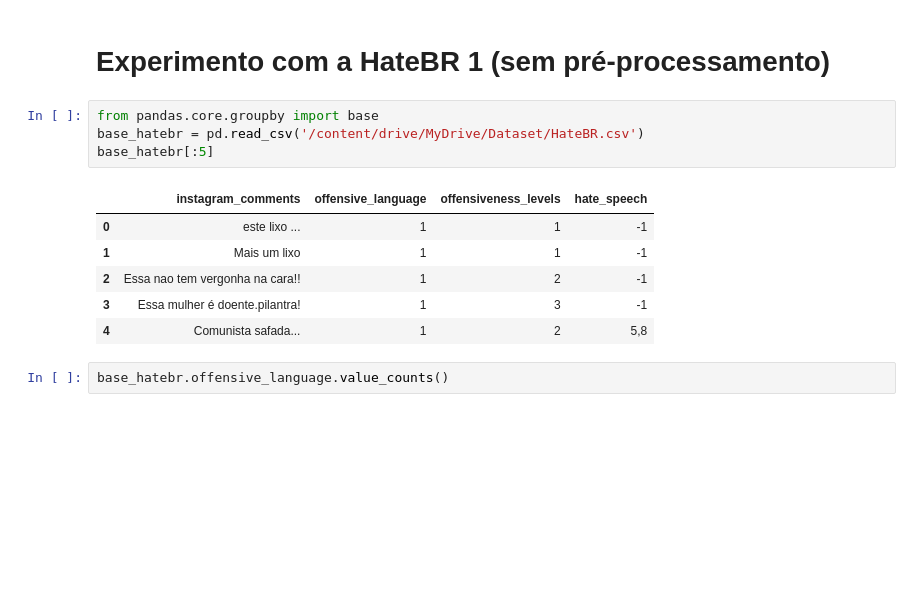
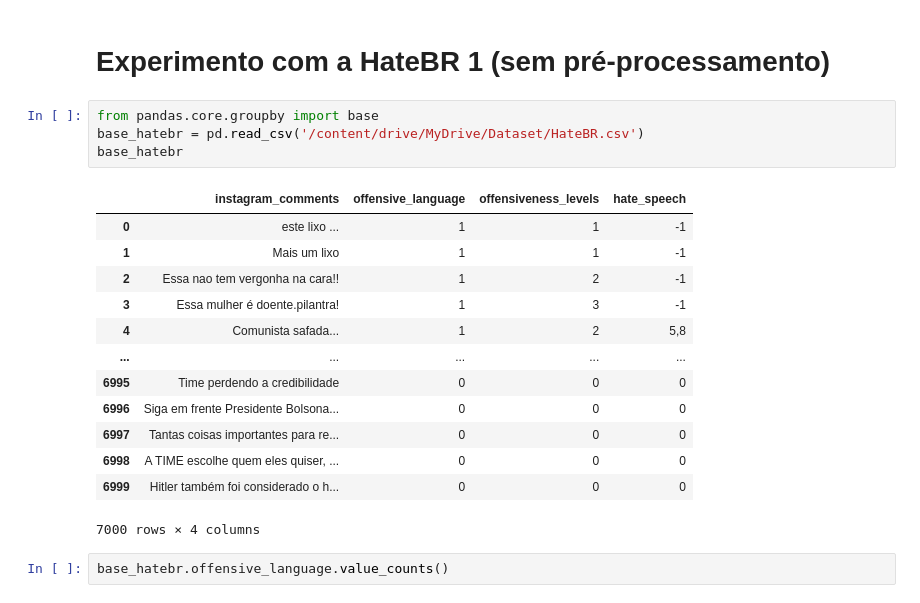
Before and after one commit to GGMmattos/Modelo-de-Deteccao-de-Linguagem-Ofensiva, a Jupyter notebook: Experimento.ipynb, the cells around one changed output. Saved outputs shown, nothing was run; the diff lists cells and outputs as text; blank space fills up the shorter version.

```diff
--- a/Experimento.ipynb
+++ b/Experimento.ipynb
@@ -58,14 +87,21 @@ Drive already mounted at /content/drive; to attempt to forcibly remount, call dr
 # %%
 from pandas.core.groupby import base
 base_hatebr = pd.read_csv('/content/drive/MyDrive/Dataset/HateBR.csv')
-base_hatebr[:5]
+base_hatebr
 # %% [output]
 |  | instagram_comments | offensive_language | offensiveness_levels | hate_speech |
 | 0 | este lixo ... | 1 | 1 | -1 |
 | 1 | Mais um lixo | 1 | 1 | -1 |
 | 2 | Essa nao tem vergonha na cara!! | 1 | 2 | -1 |
 | 3 | Essa mulher é doente.pilantra! | 1 | 3 | -1 |
 | 4 | Comunista safada... | 1 | 2 | 5,8 |
+| ... | ... | ... | ... | ... |
+| 6995 | Time perdendo a credibilidade | 0 | 0 | 0 |
+| 6996 | Siga em frente Presidente Bolsona... | 0 | 0 | 0 |
+| 6997 | Tantas coisas importantes para re... | 0 | 0 | 0 |
+| 6998 | A TIME escolhe quem eles quiser, ... | 0 | 0 | 0 |
+| 6999 | Hitler também foi considerado o h... | 0 | 0 | 0 |
+7000 rows × 4 columns
 # %%
 base_hatebr.offensive_language.value_counts()
 # %% [output]
```
Also changed, not shown: parts of 6 cells of this notebook.
